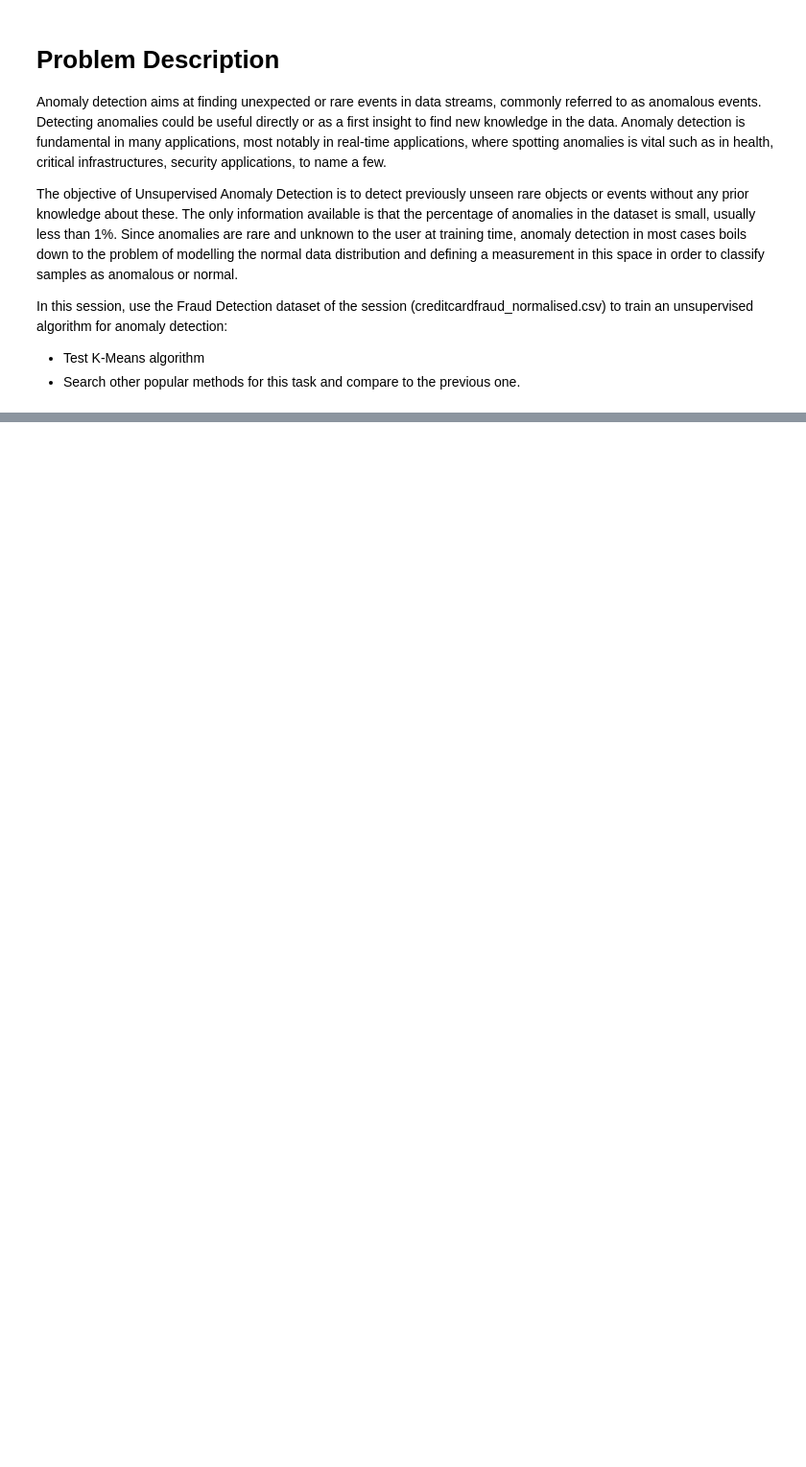
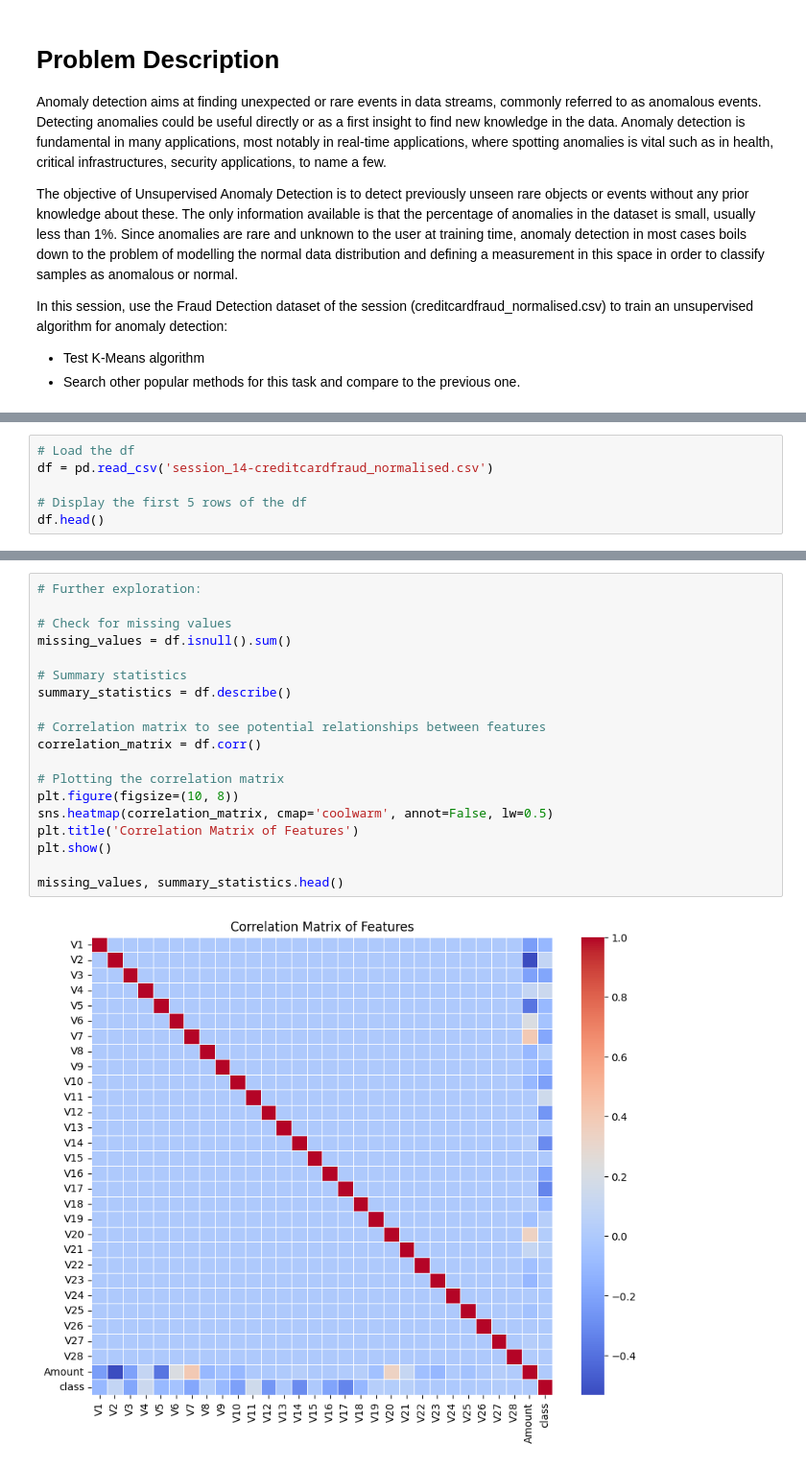
Before and after one commit to gabrieldeolaguibel/ML-Projects, a Jupyter notebook: assignments/practical_session5/session_14-UnsupervisedLearning.ipynb, the cells around one changed output, grey strips where cells are left out. Shown: that part at 96% size. Saved outputs shown, nothing was run; the diff lists cells and outputs as text; blank space fills up the shorter version.

```diff
--- a/assignments/practical_session5/session_14-UnsupervisedLearning.ipynb
+++ b/assignments/practical_session5/session_14-UnsupervisedLearning.ipynb
@@ -9,0 +22,6 @@ In this session, use the Fraud Detection dataset of the session (creditcardfraud
+# %%
+# Load the df
+df = pd.read_csv('session_14-creditcardfraud_normalised.csv')
+
+# Display the first 5 rows of the df
+df.head()
@@ -9,0 +103,21 @@ In this session, use the Fraud Detection dataset of the session (creditcardfraud
+# %%
+# Further exploration:
+
+# Check for missing values
+missing_values = df.isnull().sum()
+
+# Summary statistics
+summary_statistics = df.describe()
+
+# Correlation matrix to see potential relationships between features
+correlation_matrix = df.corr()
+
+# Plotting the correlation matrix
+plt.figure(figsize=(10, 8))
+sns.heatmap(correlation_matrix, cmap='coolwarm', annot=False, lw=0.5)
+plt.title('Correlation Matrix of Features')
+plt.show()
+
+missing_values, summary_statistics.head()
+# %% [output]
+[figure, added]
```
Also changed, not shown: parts of 13 cells of this notebook.
